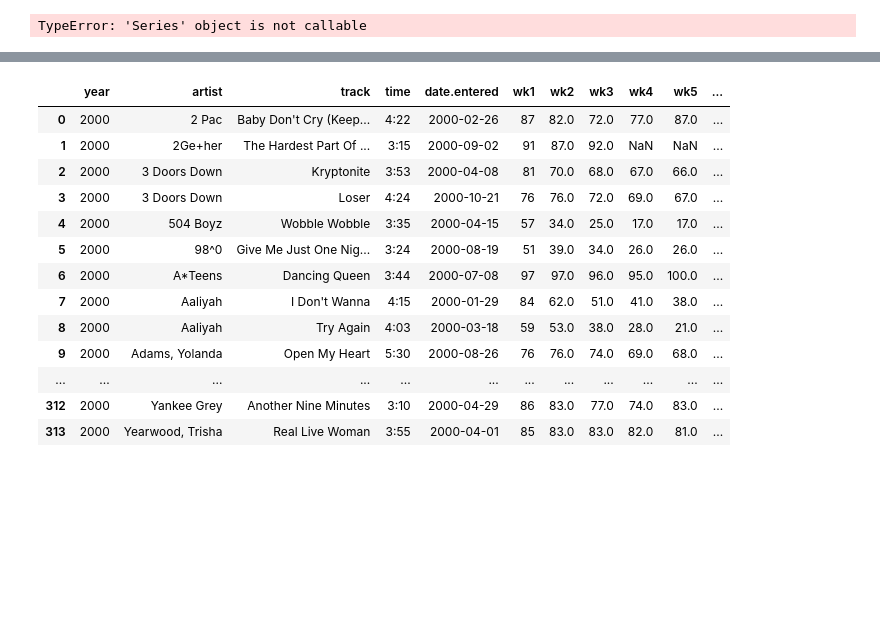
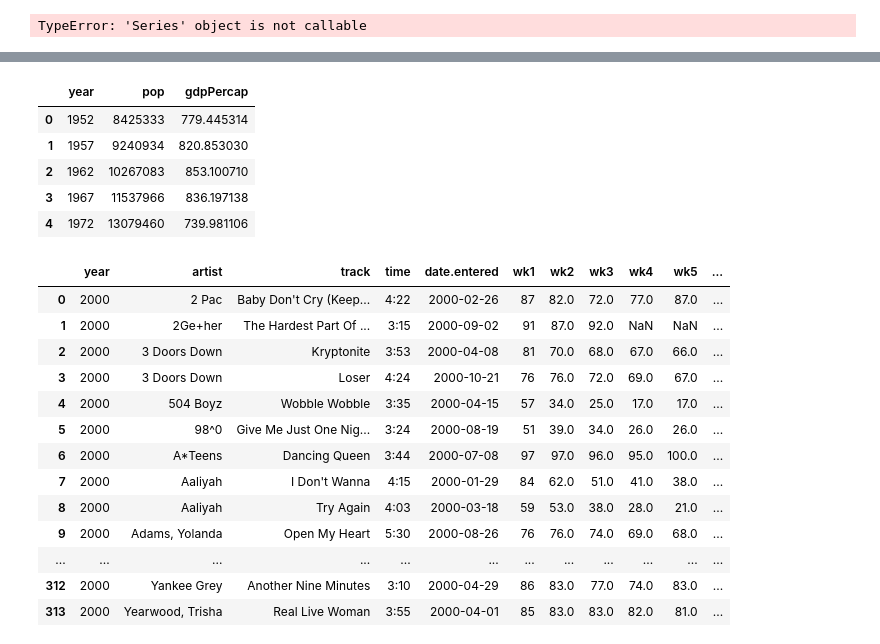
Before and after one commit to yusuf-uthman/data-wrangling-using-pandas, a Jupyter notebook: data_clean.ipynb, the cells around one changed output, grey strips where cells are left out. Saved outputs shown, nothing was run; the diff lists cells and outputs as text; code cells hidden in the pictures; blank space fills up the shorter version.

```diff
--- a/data_clean.ipynb
+++ b/data_clean.ipynb
@@ -204,3 +206,12 @@ subset
+# %%
+subset2.head()
+# %% [output]
+|  | year | pop | gdpPercap |
+| 0 | 1952 | 8425333 | 779.445314 |
+| 1 | 1957 | 9240934 | 820.853030 |
+| 2 | 1962 | 10267083 | 853.100710 |
+| 3 | 1967 | 11537966 | 836.197138 |
+| 4 | 1972 | 13079460 | 739.981106 |
 # %%
 billboard = pd.read_csv("billboard.csv")
 # %%
```
Also changed, not shown: parts of 14 cells of this notebook.
